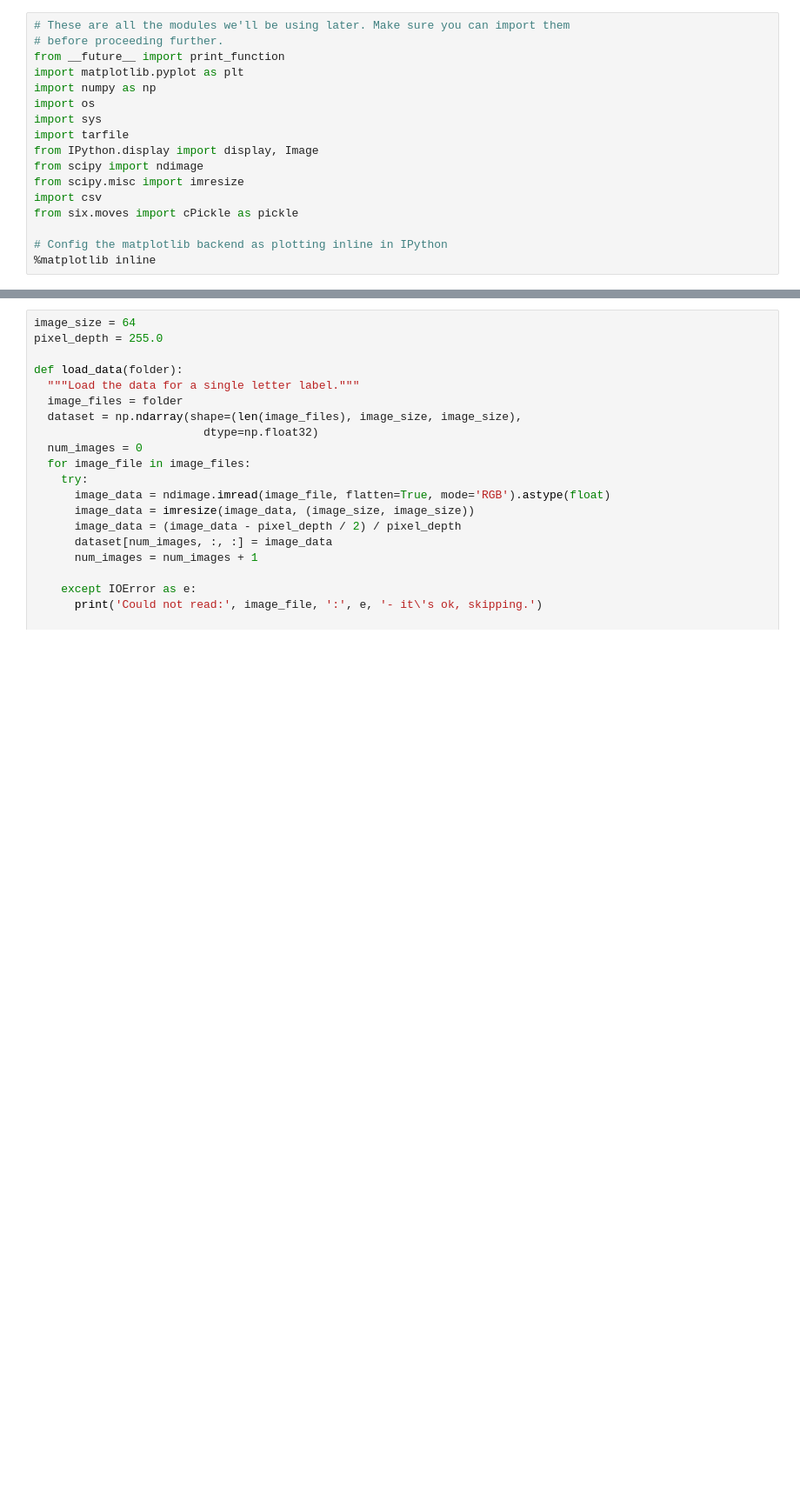
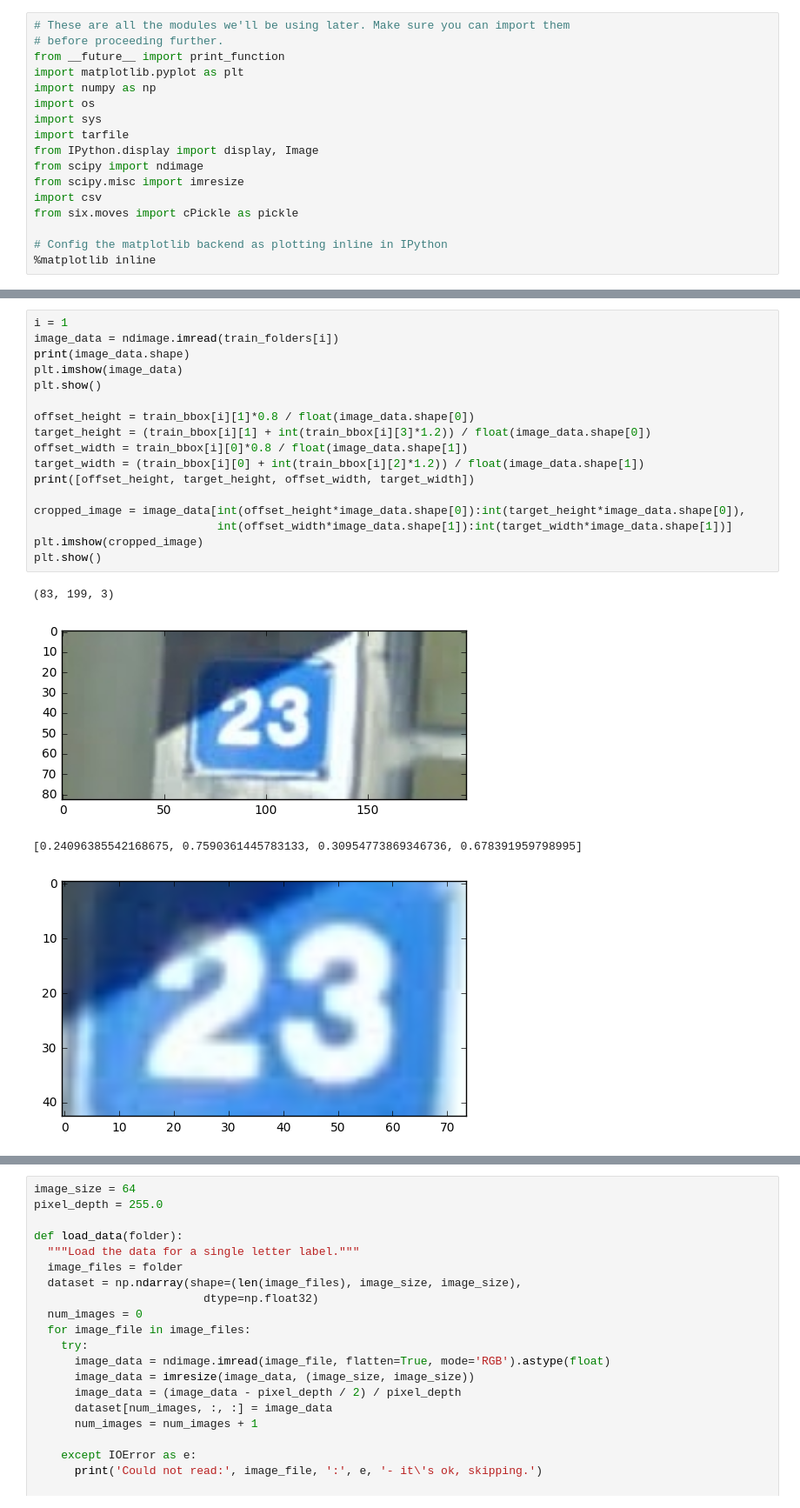
Before and after one commit to cgkaczenski/Getting_Started_Tensorflow, a Jupyter notebook: SVHN.ipynb, the cells around one changed output, grey strips where cells are left out. Shown at 87% size. Drawn from its saved outputs; the diff is of its cells as text; blank space fills up the shorter version.

```diff
--- a/SVHN.ipynb
+++ b/SVHN.ipynb
@@ -55,0 +88,22 @@ display(Image(image_file))
+# %%
+i = 1
+image_data = ndimage.imread(train_folders[i])
+print(image_data.shape)
+plt.imshow(image_data)
+plt.show()
+
+offset_height = train_bbox[i][1]*0.8 / float(image_data.shape[0])
+target_height = (train_bbox[i][1] + int(train_bbox[i][3]*1.2)) / float(image_data.shape[0])
+offset_width = train_bbox[i][0]*0.8 / float(image_data.shape[1])
+target_width = (train_bbox[i][0] + int(train_bbox[i][2]*1.2)) / float(image_data.shape[1])
+print([offset_height, target_height, offset_width, target_width])
+
+cropped_image = image_data[int(offset_height*image_data.shape[0]):int(target_height*image_data.shape[0]),
+                           int(offset_width*image_data.shape[1]):int(target_width*image_data.shape[1])]
+plt.imshow(cropped_image)
+plt.show()
+# %% [output]
+(83, 199, 3)
+[figure, added]
+[0.24096385542168675, 0.7590361445783133, 0.30954773869346736, 0.678391959798995]
+[figure, added]
```
Also changed, not shown: parts of 11 cells of this notebook.
